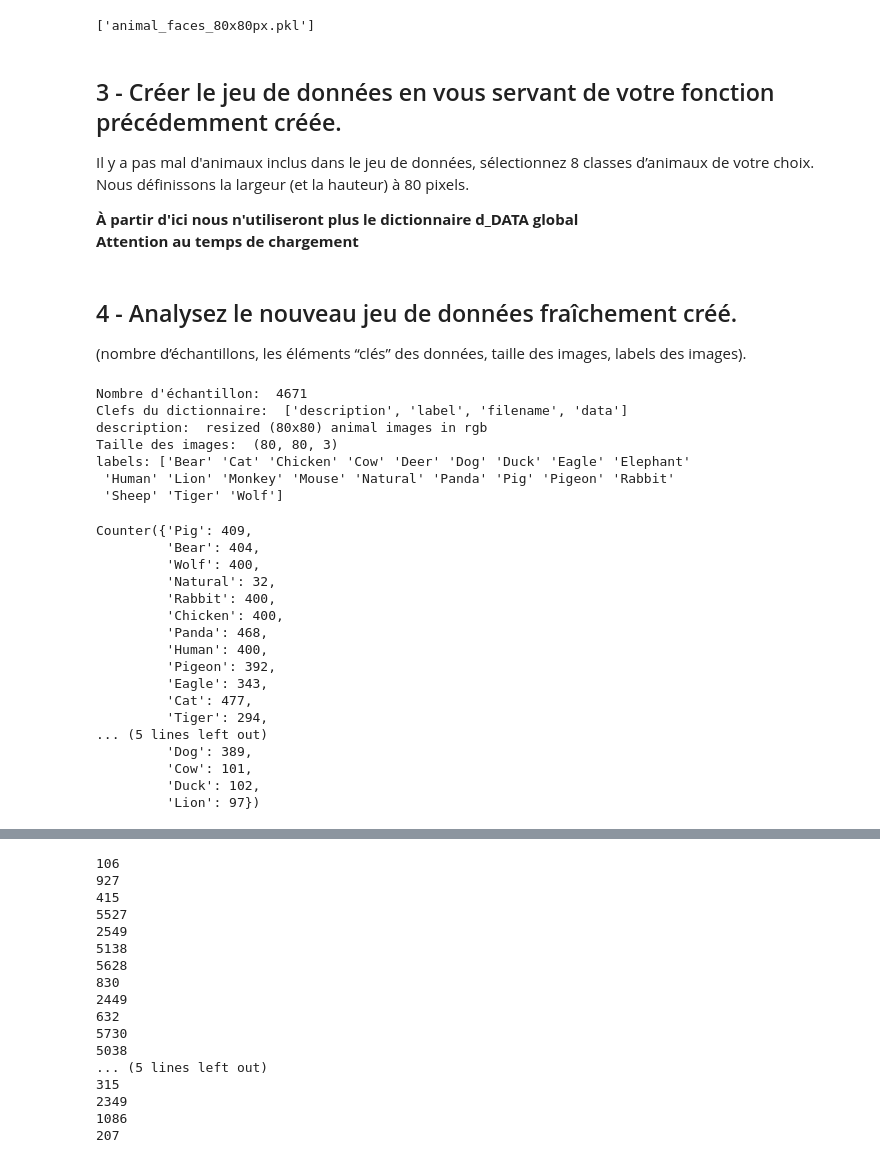
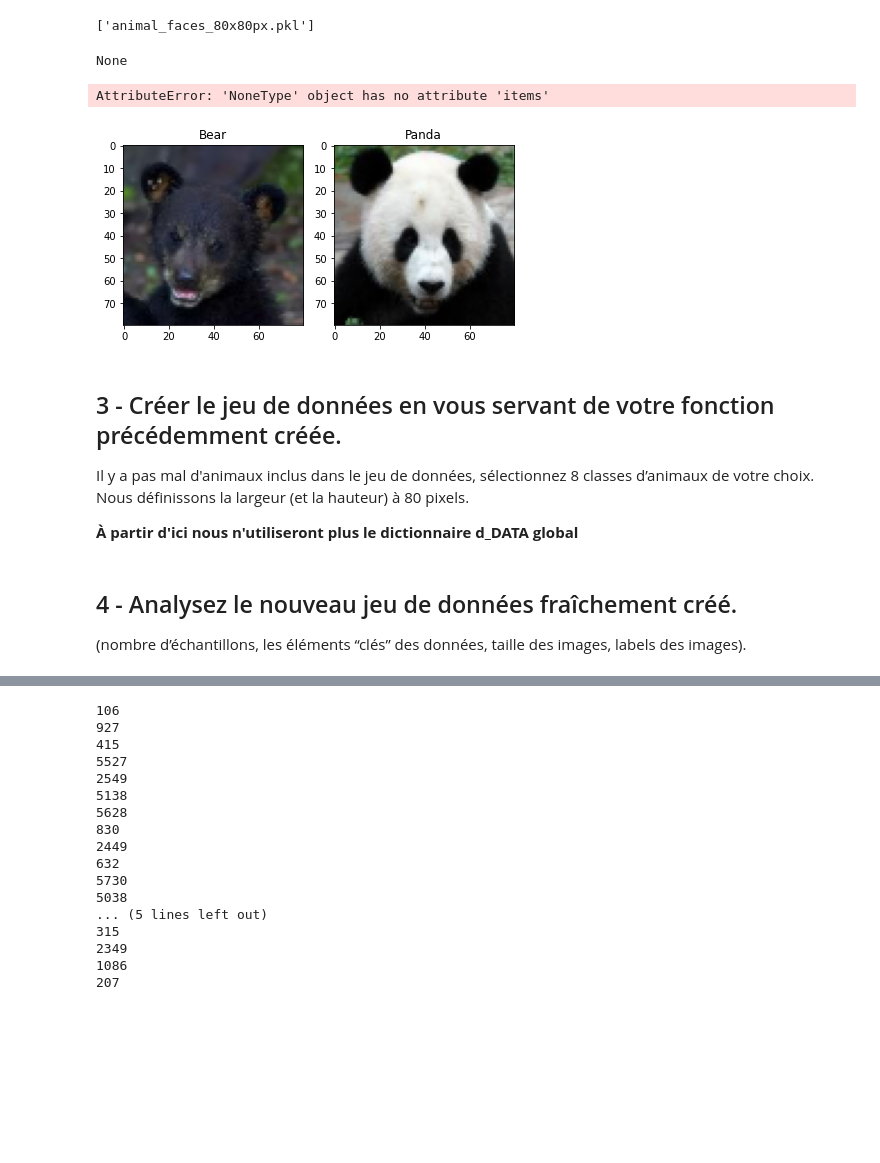
Before and after one commit to jpphi/brief14-Classification_Images, a Jupyter notebook: brief14-Classification_Images.ipynb, the cells around one changed output, grey strips where cells are left out. Cells and saved outputs as stored; diff of their text form; code cells hidden in the pictures; blank space fills up the shorter version.

```diff
--- a/brief14-Classification_Images.ipynb
+++ b/brief14-Classification_Images.ipynb
@@ -94,10 +108,49 @@ for el in l_rep:
 joblib.dump(d_DATA, f"animal_faces_{LARGEUR}x{HAUTEUR}px.pkl")
 # %% [output]
 ['animal_faces_80x80px.pkl']
+# %%
+from PIL import Image
+from PIL.ExifTags import TAGS, GPSTAGS
+
+toto = PIL.Image.open('toto.jpg')
+exif_data = toto._getexif()
+print(exif_data)
+print(exif_data.items())
+
+print(TAGS[0x010e])
+
+#import EXIF
+from exif import Image
+
+with open('toto.jpg', 'rb') as image_file:
+    my_image = Image(image_file)
+
+print(dir(my_image))
+print(my_image.has_exif)
+
+with open('modified_image.jpg', 'wb') as new_image_file:
+    new_image_file.write(my_image.get_file())
+# %% [output]
+None
+AttributeError: 'NoneType' object has no attribute 'items'
+# %%
+fig, axes = plt.subplots(nrows=1, ncols=2)
+n1, n2= 106, 106+404
+img1= d_DATA["data"][n1]
+tag1= d_DATA["label"][n1]
+img2= d_DATA["data"][n2]
+tag2= d_DATA["label"][n2]
+axes[0].imshow(img1, cmap='BrBG')
+axes[0].set_title(tag1)
+axes[1].imshow(img2, cmap='BrBG')
+axes[1].set_title(tag2)
+plt.tight_layout()
+plt.show()
+# %% [output]
+[figure, added]
 # %% [markdown]
 ## 3 - Créer le jeu de données en vous servant de votre fonction précédemment créée.
 Il y a pas mal d'animaux inclus dans le jeu de données, sélectionnez 8 classes d’animaux de votre choix. Nous définissons la largeur (et la hauteur) à 80 pixels.
 
 **À partir d'ici nous n'utiliseront plus le dictionnaire d_DATA global**
-**Attention au temps de chargement**
 # %%
@@ -110,36 +163,3 @@ for i,el in enumerate(data["label"]):
 # %% [markdown]
 ## 4 - Analysez le nouveau jeu de données fraîchement créé.
 (nombre d’échantillons, les éléments “clés” des données, taille des images, labels des images).
-# %%
-print("Nombre d'échantillon: ", len(data['data']))
-print('Clefs du dictionnaire: ', list(data.keys()))
-print('description: ', data['description'])
-print('Taille des images: ', data['data'][0].shape)
-print('labels:', np.unique(data['label']))
-
-Counter(data['label'])
-# %% [output]
-Nombre d'échantillon:  4671
-Clefs du dictionnaire:  ['description', 'label', 'filename', 'data']
-description:  resized (80x80) animal images in rgb
-Taille des images:  (80, 80, 3)
-labels: ['Bear' 'Cat' 'Chicken' 'Cow' 'Deer' 'Dog' 'Duck' 'Eagle' 'Elephant'
- 'Human' 'Lion' 'Monkey' 'Mouse' 'Natural' 'Panda' 'Pig' 'Pigeon' 'Rabbit'
- 'Sheep' 'Tiger' 'Wolf']
-Counter({'Pig': 409,
-         'Bear': 404,
-         'Wolf': 400,
-         'Natural': 32,
-         'Rabbit': 400,
-         'Chicken': 400,
-         'Panda': 468,
-         'Human': 400,
-         'Pigeon': 392,
-         'Eagle': 343,
-         'Cat': 477,
-         'Tiger': 294,
-... (5 lines left out)
-         'Dog': 389,
-         'Cow': 101,
-         'Duck': 102,
-         'Lion': 97})
```
Also changed, not shown: parts of 8 cells of this notebook.
